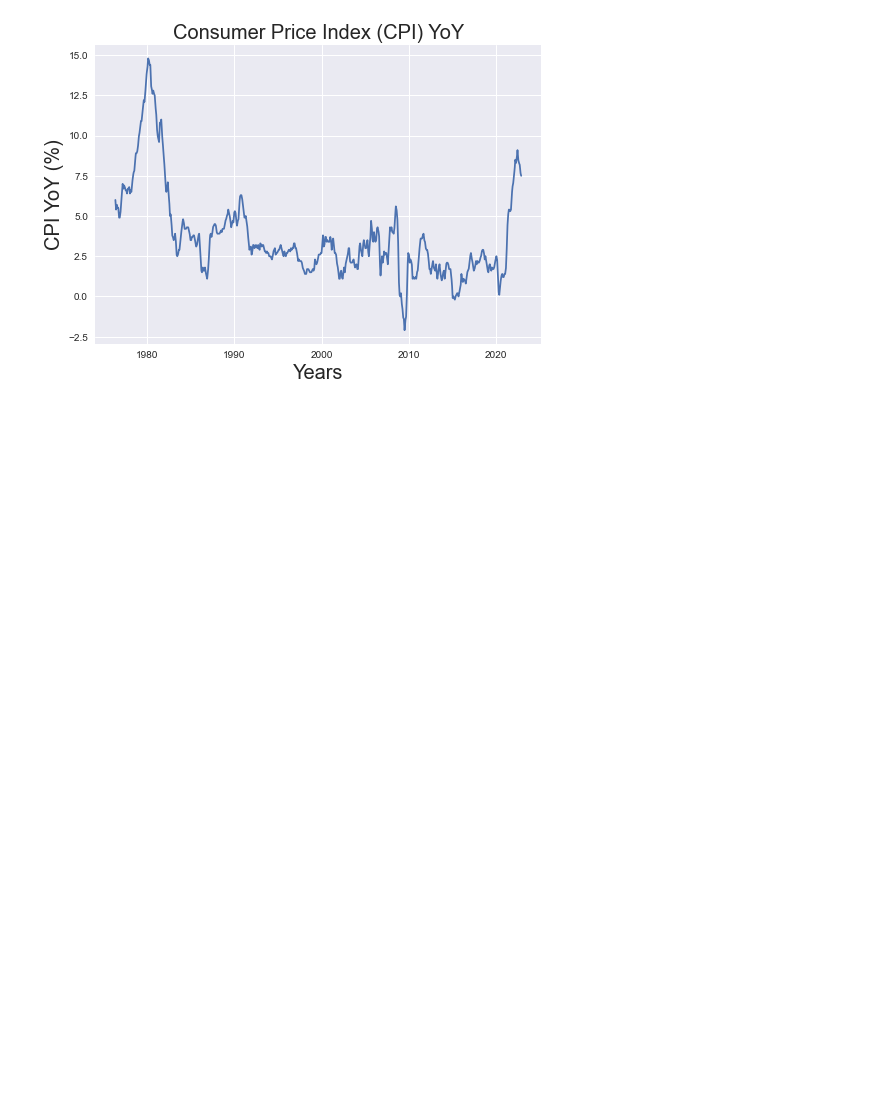
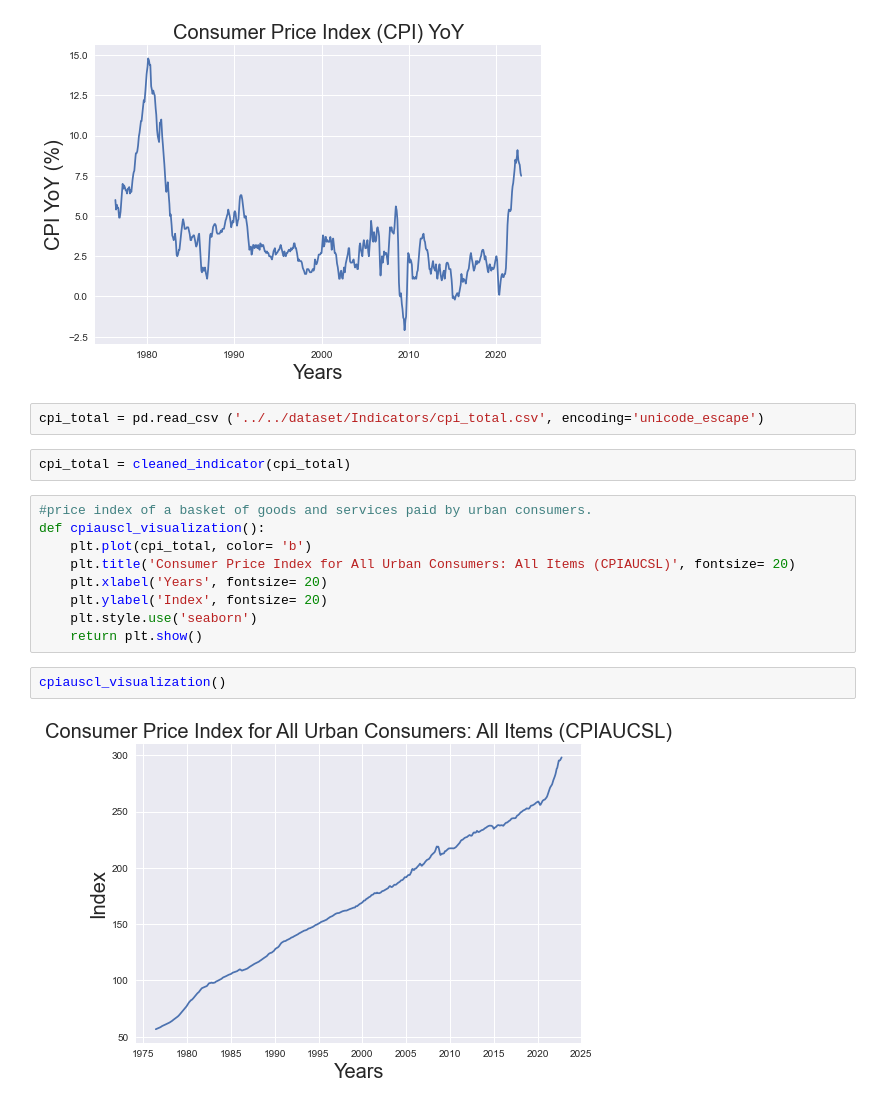
Before and after one commit to litosmunoz/Introduction-to-Quantitative-Trading, a Jupyter notebook: indicators_graphs/Inflation_cycle/cpi.ipynb, the cells around one changed output. Cells and saved outputs as stored; diff of their text form; blank space fills up the shorter version.

```diff
--- a/indicators_graphs/Inflation_cycle/cpi.ipynb
+++ b/indicators_graphs/Inflation_cycle/cpi.ipynb
@@ -44,3 +44,20 @@ def cpi_visualization():
 cpi_visualization()
 # %% [output]
 [figure]
+# %%
+cpi_total = pd.read_csv ('../../dataset/Indicators/cpi_total.csv', encoding='unicode_escape')
+# %%
+cpi_total = cleaned_indicator(cpi_total)
+# %%
+#price index of a basket of goods and services paid by urban consumers.
+def cpiauscl_visualization():
+    plt.plot(cpi_total, color= 'b')
+    plt.title('Consumer Price Index for All Urban Consumers: All Items (CPIAUCSL)', fontsize= 20)
+    plt.xlabel('Years', fontsize= 20)
+    plt.ylabel('Index', fontsize= 20)
+    plt.style.use('seaborn')
+    return plt.show()
+# %%
+cpiauscl_visualization()
+# %% [output]
+[figure, added]
```
Also changed, not shown: 9 other files.
